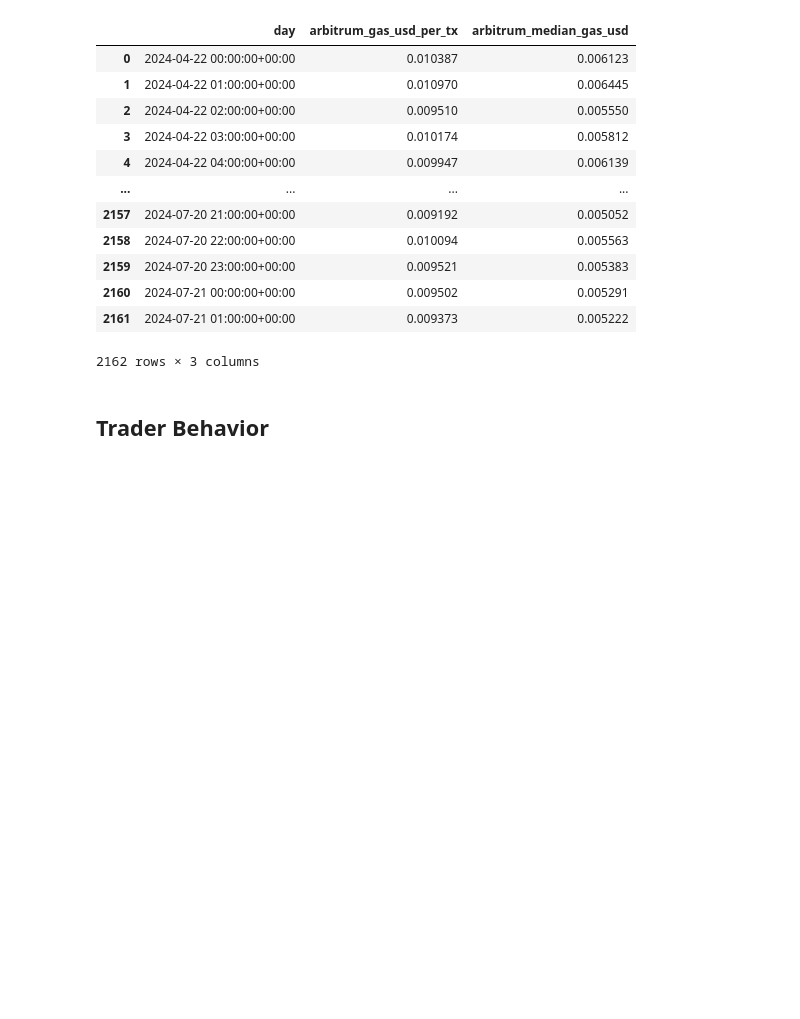
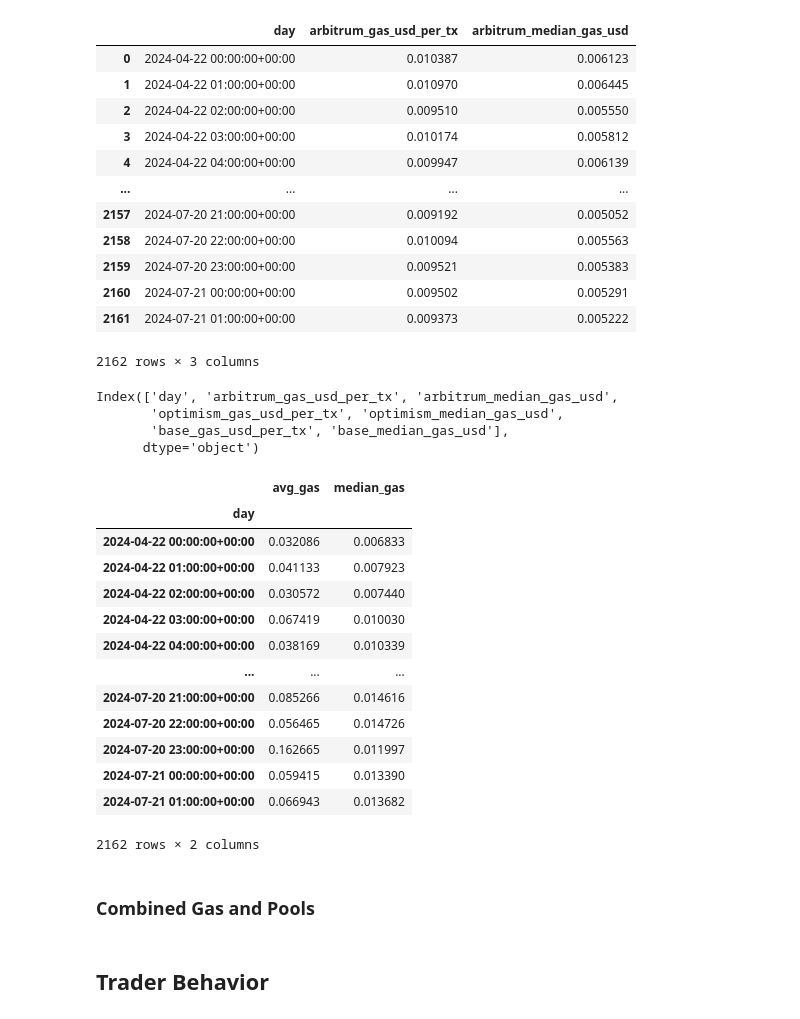
Before and after one commit to BrandynHamilton/gas_subsidy_research, a Jupyter notebook: eda.ipynb, the cells around one changed output. Drawn from its saved outputs; the diff is of its cells as text; code cells hidden in the pictures; blank space fills up the shorter version.

```diff
--- a/eda.ipynb
+++ b/eda.ipynb
@@ -1090,3 +1176,32 @@ base_gas_df['day'] = pd.to_datetime(base_gas_df['day'])
 # %%
 merged_gas_df = pd.merge(arbitrum_gas_df,optimism_gas_df,how='inner',on='day' )
 merged_gas_df = merged_gas_df.merge(base_gas_df, how='inner', on='day')
+merged_gas_df.columns
+# %% [output]
+Index(['day', 'arbitrum_gas_usd_per_tx', 'arbitrum_median_gas_usd',
+       'optimism_gas_usd_per_tx', 'optimism_median_gas_usd',
+       'base_gas_usd_per_tx', 'base_median_gas_usd'],
+      dtype='object')
+# %%
+merged_gas_df['avg_gas'] = merged_gas_df[['arbitrum_gas_usd_per_tx','optimism_gas_usd_per_tx','base_gas_usd_per_tx']].mean(axis=1)
+merged_gas_df['median_gas'] = merged_gas_df[['arbitrum_median_gas_usd','optimism_median_gas_usd','base_median_gas_usd']].mean(axis=1)
+merged_gas_df = merged_gas_df[['day','avg_gas','median_gas']]
+agg_gas_df = merged_gas_df.groupby('day').mean()
+agg_gas_df
+# %% [output]
+|  | avg_gas | median_gas |
+| day |  |  |
+| 2024-04-22 00:00:00+00:00 | 0.032086 | 0.006833 |
+| 2024-04-22 01:00:00+00:00 | 0.041133 | 0.007923 |
+| 2024-04-22 02:00:00+00:00 | 0.030572 | 0.007440 |
+| 2024-04-22 03:00:00+00:00 | 0.067419 | 0.010030 |
+| 2024-04-22 04:00:00+00:00 | 0.038169 | 0.010339 |
+| ... | ... | ... |
+| 2024-07-20 21:00:00+00:00 | 0.085266 | 0.014616 |
+| 2024-07-20 22:00:00+00:00 | 0.056465 | 0.014726 |
+| 2024-07-20 23:00:00+00:00 | 0.162665 | 0.011997 |
+| 2024-07-21 00:00:00+00:00 | 0.059415 | 0.013390 |
+| 2024-07-21 01:00:00+00:00 | 0.066943 | 0.013682 |
+2162 rows × 2 columns
+# %% [markdown]
+### Combined Gas and Pools
```
Also changed, not shown: parts of 75 cells of this notebook, 2 other files.
